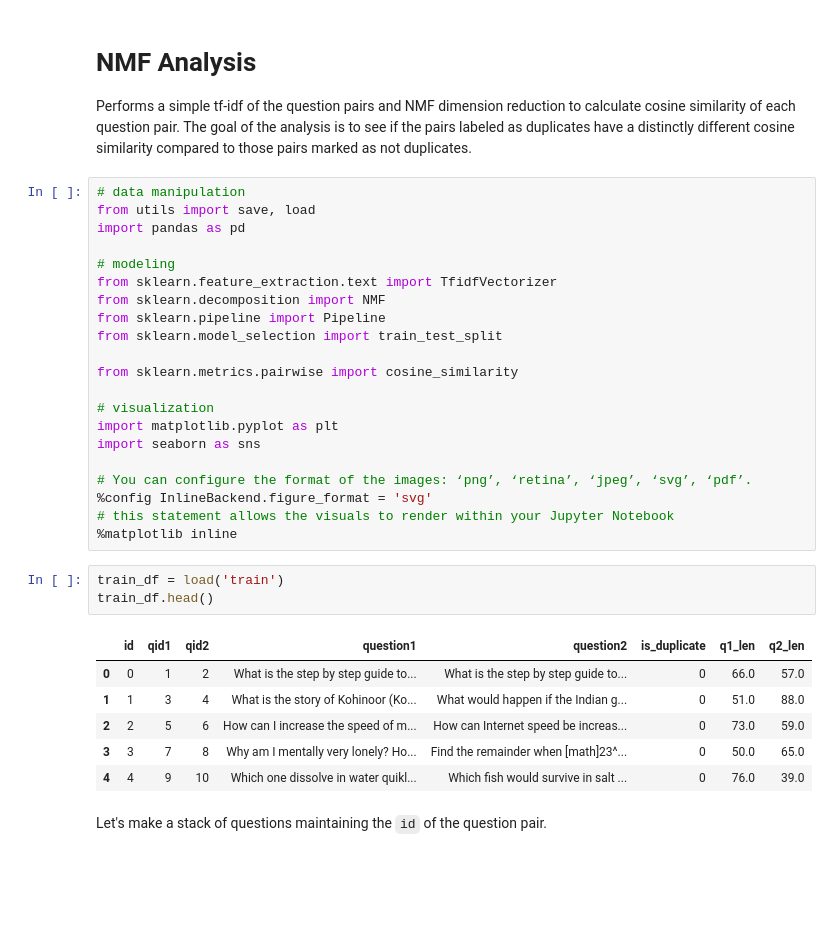
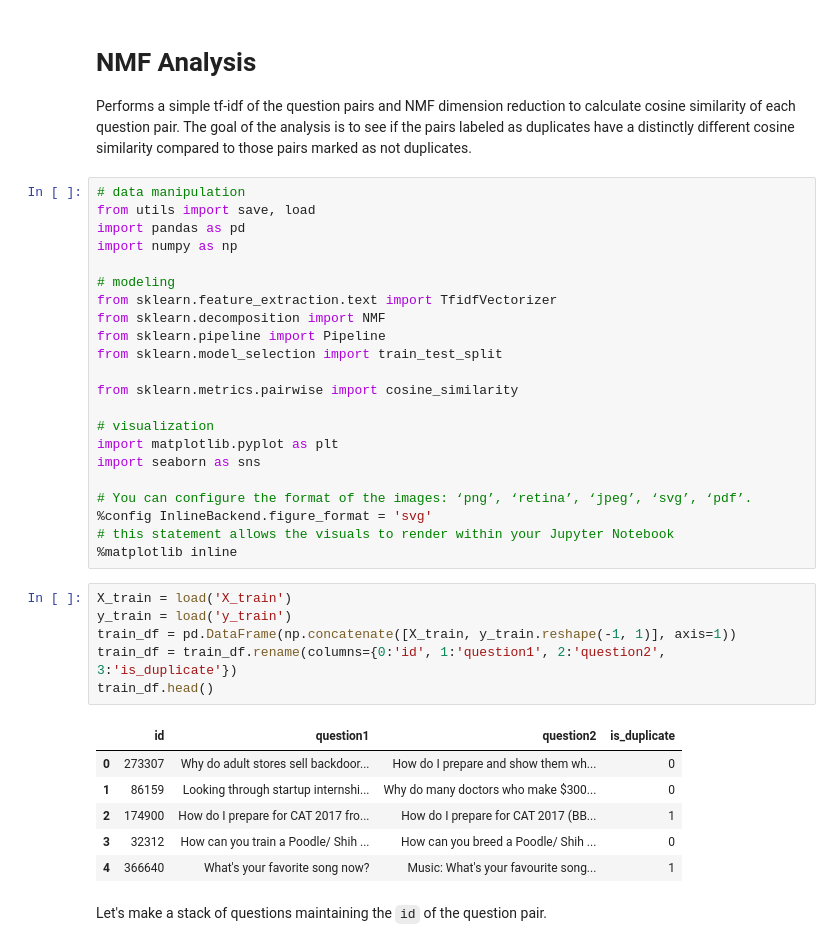
Before and after one commit to jason-sa/question_intent_classification, a Jupyter notebook: py_files/1. NMF analysis.ipynb, the cells around one changed output. Cells and saved outputs as stored; diff of their text form; blank space fills up the shorter version.

```diff
--- a/py_files/1. NMF analysis.ipynb
+++ b/py_files/1. NMF analysis.ipynb
@@ -6,6 +6,7 @@ Performs a simple tf-idf of the question pairs and NMF dimension reduction to ca
 # data manipulation
 from utils import save, load
 import pandas as pd
+import numpy as np
 
 # modeling
 from sklearn.feature_extraction.text import TfidfVectorizer
@@ -23,16 +24,19 @@ import seaborn as sns
 %config InlineBackend.figure_format = 'svg'
 # this statement allows the visuals to render within your Jupyter Notebook
 %matplotlib inline
-# %%
-train_df = load('train')
-train_df.head()
-# %% [output]
-|  | id | qid1 | qid2 | question1 | question2 | is_duplicate | q1_len | q2_len |
-| 0 | 0 | 1 | 2 | What is the step by step guide to... | What is the step by step guide to... | 0 | 66.0 | 57.0 |
-| 1 | 1 | 3 | 4 | What is the story of Kohinoor (Ko... | What would happen if the Indian g... | 0 | 51.0 | 88.0 |
-| 2 | 2 | 5 | 6 | How can I increase the speed of m... | How can Internet speed be increas... | 0 | 73.0 | 59.0 |
-| 3 | 3 | 7 | 8 | Why am I mentally very lonely? Ho... | Find the remainder when [math]23^... | 0 | 50.0 | 65.0 |
-| 4 | 4 | 9 | 10 | Which one dissolve in water quikl... | Which fish would survive in salt ... | 0 | 76.0 | 39.0 |
+# %%
+X_train = load('X_train')
+y_train = load('y_train')
+train_df = pd.DataFrame(np.concatenate([X_train, y_train.reshape(-1, 1)], axis=1))
+train_df = train_df.rename(columns={0:'id', 1:'question1', 2:'question2', 3:'is_duplicate'})
+train_df.head()
+# %% [output]
+|  | id | question1 | question2 | is_duplicate |
+| 0 | 273307 | Why do adult stores sell backdoor... | How do I prepare and show them wh... | 0 |
+| 1 | 86159 | Looking through startup internshi... | Why do many doctors who make $300... | 0 |
+| 2 | 174900 | How do I prepare for CAT 2017 fro... | How do I prepare for CAT 2017 (BB... | 1 |
+| 3 | 32312 | How can you train a Poodle/ Shih ... | How can you breed a Poodle/ Shih ... | 0 |
+| 4 | 366640 | What's your favorite song now? | Music: What's your favourite song... | 1 |
 # %% [markdown]
 Let's make a stack of questions maintaining the `id` of the question pair.
 # %%
```
Also changed, not shown: parts of 8 cells of this notebook.
